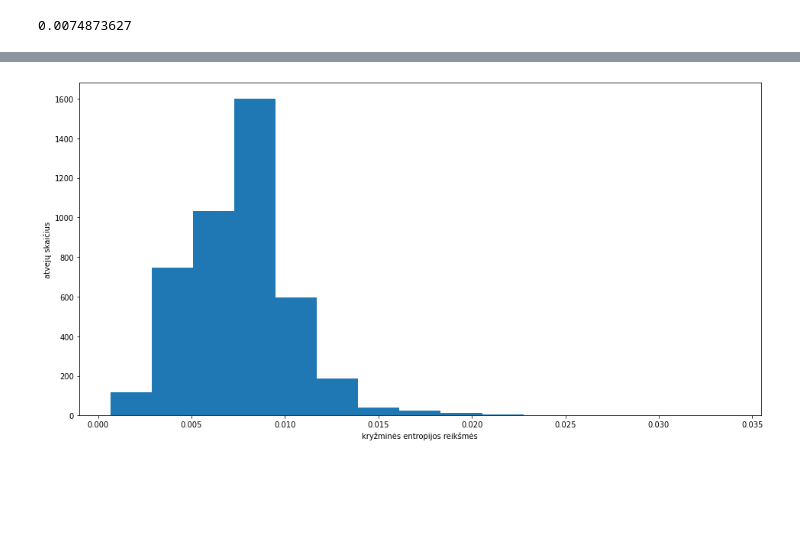
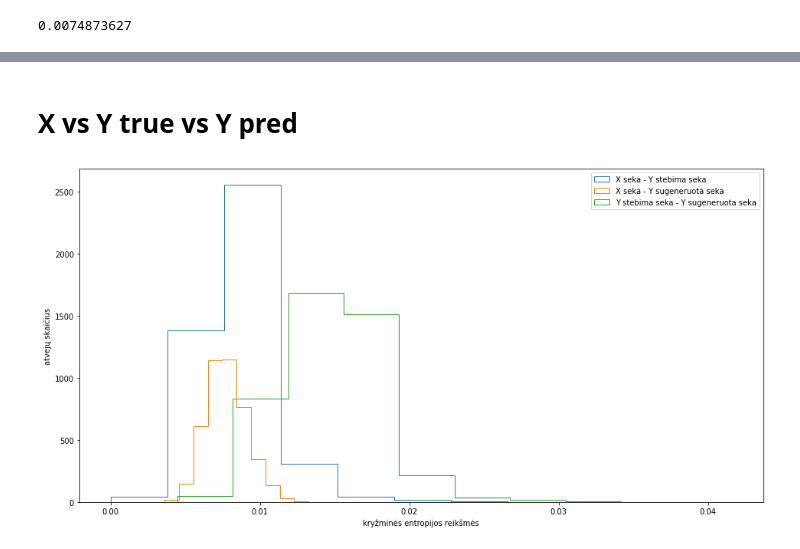
Before and after one commit to Covid-genetikai/seq2seq, a Jupyter notebook: notebooks/06-ncbi-gru-att-batch-testing.ipynb, the cells around one changed output, grey strips where cells are left out. Saved outputs shown, nothing was run; the diff lists cells and outputs as text; code cells hidden in the pictures; blank space fills up the shorter version.

```diff
--- a/notebooks/06-ncbi-gru-att-batch-testing.ipynb
+++ b/notebooks/06-ncbi-gru-att-batch-testing.ipynb
@@ -95,15 +125,23 @@ Y_pred_prev = Y_pred.copy()
+# %% [markdown]
+# X vs Y true vs Y pred
 # %%
 cce = []
-for i in range(len(decoder_target_data)):
-    _ = keras.losses.CategoricalCrossentropy()(Y_data[i:i + 1], Y_pred[i:i + 1]).numpy()
-    cce.append(_)
+for i in tqdm(range(len(decoder_target_data))):
+    cce.append([
+        keras.losses.CategoricalCrossentropy()(X_data[i:i + 1], Y_data[i:i + 1]).numpy(),
+        keras.losses.CategoricalCrossentropy()(X_data[i:i + 1], Y_pred[i:i + 1]).numpy(),
+        keras.losses.CategoricalCrossentropy()(Y_data[i:i + 1], Y_pred[i:i + 1]).numpy()
+    ])
 cce = np.array(cce)
-# %%
-plt.hist(cce, bins = 15)
-plt.xlabel('kryžminės entropijos reikšmės')
-plt.ylabel('atvejų skaičius')
-plt.show()
-# %% [output]
-[figure, removed]
+# %%
+plt.hist(cce[:,0], fill=False, bins = 10, histtype='step', label="X seka - Y stebima seka")
+plt.hist(cce[:,1], fill=False, bins = 10, histtype='step', label="X seka - Y sugeneruota seka")
+plt.hist(cce[:,2], fill=False, bins = 10, histtype='step', label="Y stebima seka - Y sugeneruota seka")
+plt.xlabel('kryžminės entropijos reikšmės')
+plt.ylabel('atvejų skaičius')
+plt.legend()
+plt.show()
+# %% [output]
+[figure, added]
 # %%
 X_secs = decode_seq(X_data)
```
Also changed, not shown: parts of 33 cells of this notebook, 6 other files.
